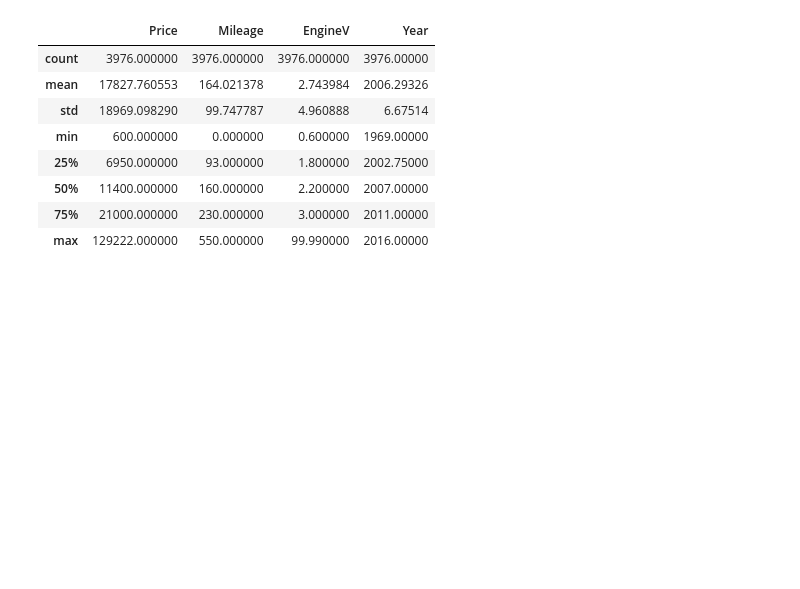
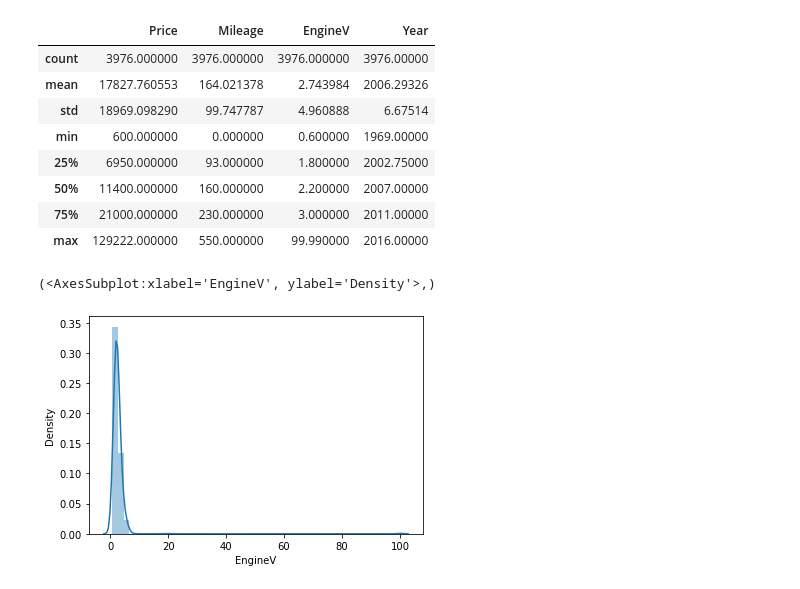
Before and after one commit to Poorya0071/Regression-machine-learning-and-deep-learning, a Jupyter notebook: car_price.ipynb, the cells around one changed output. Cells and saved outputs as stored; diff of their text form; code cells hidden in the pictures; blank space fills up the shorter version.

Commit message:
data_preprocesed_completed

```diff
--- a/car_price.ipynb
+++ b/car_price.ipynb
@@ -166,3 +166,9 @@ data_pre_process_2.describe() # we have just lost 8 data points in this case.
 | 50% | 11400.000000 | 160.000000 | 2.200000 | 2007.00000 |
 | 75% | 21000.000000 | 230.000000 | 3.000000 | 2011.00000 |
 | max | 129222.000000 | 550.000000 | 99.990000 | 2016.00000 |
+# %%
+# let's check for EngineV
+sns.distplot(data_pre_process_2['EngineV']),
+# %% [output]
+(<AxesSubplot:xlabel='EngineV', ylabel='Density'>,)
+[figure, added]
```
Also changed, not shown: parts of 30 cells of this notebook.
